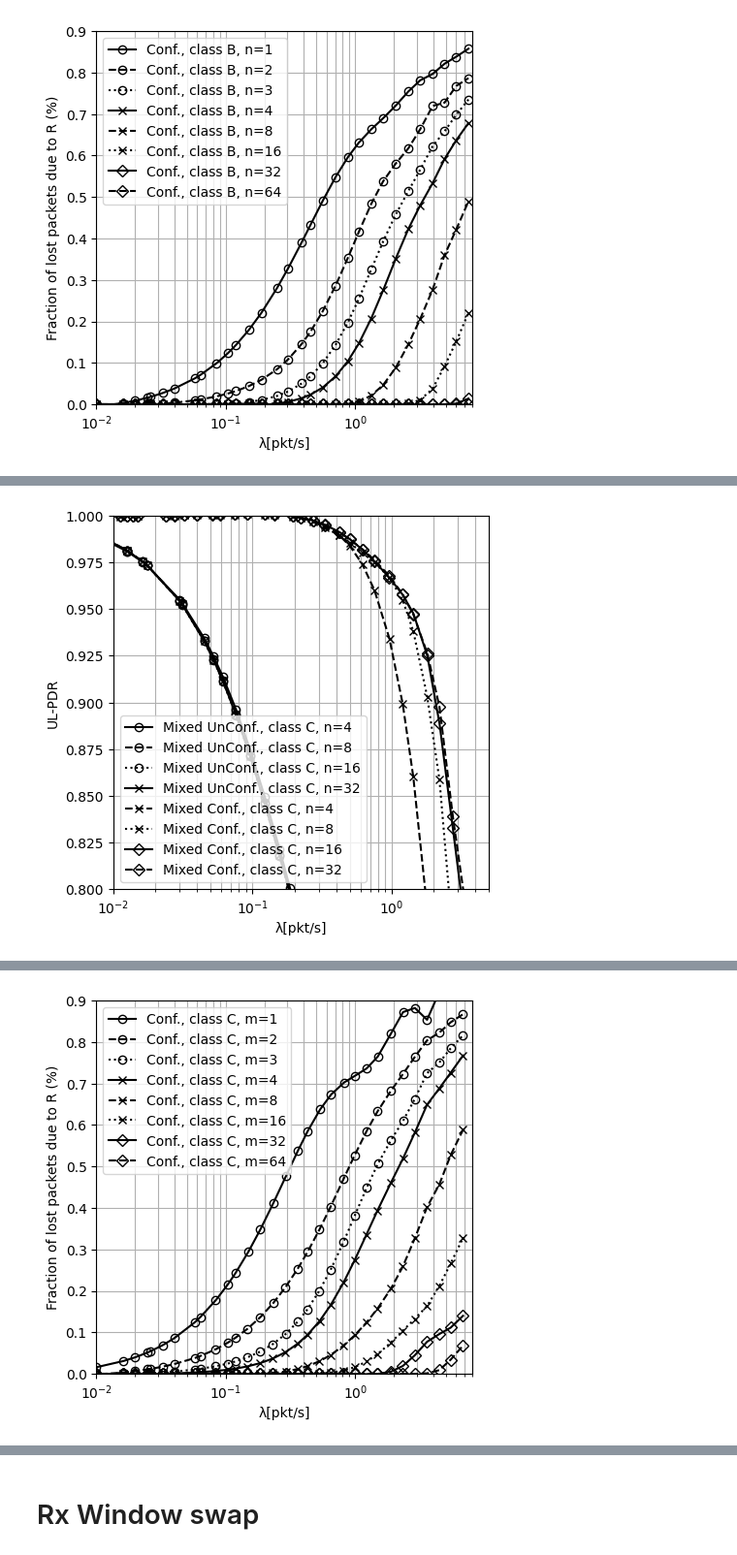
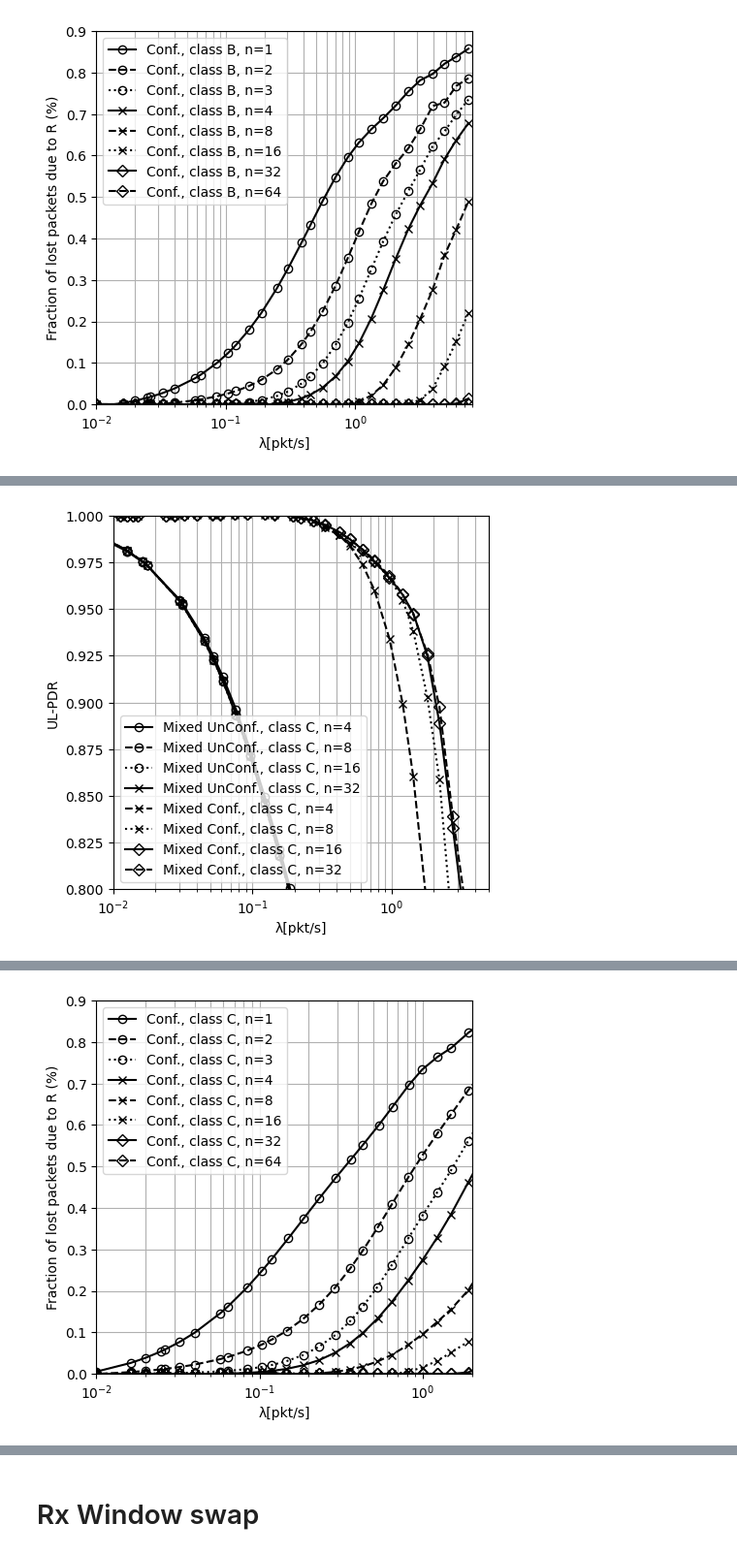
Before and after one commit to Precision-CyberAg/sim_plot, a Jupyter notebook: performance_analysis_class_b.ipynb, the cells around one changed output, grey strips where cells are left out. Shown at 97% size. Saved outputs shown, nothing was run; the diff lists cells and outputs as text; code cells hidden in the pictures.

```diff
--- a/performance_analysis_class_b.ipynb
+++ b/performance_analysis_class_b.ipynb
@@ -793,15 +823,15 @@ plt.show()
 # Create plot for class c change of transmission attempts analysis
 
 
-create_plot('final_sim/test_scenario_gw_parallel_paths/1/ULPDR_UNCONFIRMED_C', 'UnConf., class C, m=1','unc',7,'-','o')
-create_plot('final_sim/test_scenario_gw_parallel_paths/2/ULPDR_UNCONFIRMED_C', 'UnConf., class C, m=2','unc',7,'--','o')
-create_plot('final_sim/test_scenario_gw_parallel_paths/3/ULPDR_UNCONFIRMED_C', 'UnConf., class C, m=3','unc',7,':','o')
-create_plot('final_sim/test_scenario_gw_parallel_paths/4/ULPDR_UNCONFIRMED_C', 'UnConf., class C, m=4','unc',7,'-','x')
+create_plot('final_sim/test_scenario_gw_parallel_paths/1/ULPDR_UNCONFIRMED_C', 'UnConf., class C, n=1','unc',7,'-','o')
+create_plot('final_sim/test_scenario_gw_parallel_paths/2/ULPDR_UNCONFIRMED_C', 'UnConf., class C, n=2','unc',7,'--','o')
+create_plot('final_sim/test_scenario_gw_parallel_paths/3/ULPDR_UNCONFIRMED_C', 'UnConf., class C, n=3','unc',7,':','o')
+create_plot('final_sim/test_scenario_gw_parallel_paths/4/ULPDR_UNCONFIRMED_C', 'UnConf., class C, n=4','unc',7,'-','x')
 
-create_plot('final_sim/test_scenario_gw_parallel_paths/8/ULPDR_UNCONFIRMED_C', 'UnConf., class C, m=8','unc',7,'--','x')
-create_plot('final_sim/test_scenario_gw_parallel_paths/16/ULPDR_UNCONFIRMED_C', 'UnConf., class C, m=16','unc',7,':','x')
-create_plot('final_sim/test_scenario_gw_parallel_paths/32/ULPDR_UNCONFIRMED_C', 'UnConf., class C, m=32','unc',7,'-','D')
-create_plot('final_sim/test_scenario_gw_parallel_paths/64/ULPDR_UNCONFIRMED_C', 'UnConf., class C, m=64','unc',7,'--','D')
+create_plot('final_sim/test_scenario_gw_parallel_paths/8/ULPDR_UNCONFIRMED_C', 'UnConf., class C, n=8','unc',7,'--','x')
+create_plot('final_sim/test_scenario_gw_parallel_paths/16/ULPDR_UNCONFIRMED_C', 'UnConf., class C, n=16','unc',7,':','x')
+create_plot('final_sim/test_scenario_gw_parallel_paths/32/ULPDR_UNCONFIRMED_C', 'UnConf., class C, n=32','unc',7,'-','D')
+create_plot('final_sim/test_scenario_gw_parallel_paths/64/ULPDR_UNCONFIRMED_C', 'UnConf., class C, n=64','unc',7,'--','D')
 
 
 f = plt.gcf()
@@ -814,20 +844,20 @@ plt.ylim([0.8,1])
 # plt.tight_layout()
 
 plt.grid(True, which='both')
+plt.savefig('svg_plots/class_c_gw_parallel_paths_unconf.svg', format='svg')
 plt.show()
 
-plt.savefig('svg_plots/class_c_gw_parallel_paths_unconf.svg', format='svg')
 
 
-create_plot('final_sim/test_scenario_gw_parallel_paths/1/ULPDR_CONFIRMED_C', 'Conf., class C, m=1','unc',7,'-','o')
-create_plot('final_sim/test_scenario_gw_parallel_paths/2/ULPDR_CONFIRMED_C', 'Conf., class C, m=2','unc',7,'--','o')
-create_plot('final_sim/test_scenario_gw_parallel_paths/3/ULPDR_CONFIRMED_C', 'Conf., class C, m=3','unc',7,':','o')
-create_plot('final_sim/test_scenario_gw_parallel_paths/4/ULPDR_CONFIRMED_C', 'Conf., class C, m=4','unc',7,'-','x')
+create_plot('final_sim/test_scenario_gw_parallel_paths/1/ULPDR_CONFIRMED_C', 'Conf., class C, n=1','unc',7,'-','o')
+create_plot('final_sim/test_scenario_gw_parallel_paths/2/ULPDR_CONFIRMED_C', 'Conf., class C, n=2','unc',7,'--','o')
+create_plot('final_sim/test_scenario_gw_parallel_paths/3/ULPDR_CONFIRMED_C', 'Conf., class C, n=3','unc',7,':','o')
+create_plot('final_sim/test_scenario_gw_parallel_paths/4/ULPDR_CONFIRMED_C', 'Conf., class C, n=4','unc',7,'-','x')
 
-create_plot('final_sim/test_scenario_gw_parallel_paths/8/ULPDR_CONFIRMED_C', 'Conf., class C, m=8','unc',7,'--','x')
-create_plot('final_sim/test_scenario_gw_parallel_paths/16/ULPDR_CONFIRMED_C', 'Conf., class C, m=16','unc',7,':','x')
-create_plot('final_sim/test_scenario_gw_parallel_paths/32/ULPDR_CONFIRMED_C', 'Conf., class C, m=32','unc',7,'-','D')
-create_plot('final_sim/test_scenario_gw_parallel_paths/64/ULPDR_CONFIRMED_C', 'Conf., class C, m=64','unc',7,'--','D')
+create_plot('final_sim/test_scenario_gw_parallel_paths/8/ULPDR_CONFIRMED_C', 'Conf., class C, n=8','unc',7,'--','x')
+create_plot('final_sim/test_scenario_gw_parallel_paths/16/ULPDR_CONFIRMED_C', 'Conf., class C, n=16','unc',7,':','x')
+create_plot('final_sim/test_scenario_gw_parallel_paths/32/ULPDR_CONFIRMED_C', 'Conf., class C, n=32','unc',7,'-','D')
+create_plot('final_sim/test_scenario_gw_parallel_paths/64/ULPDR_CONFIRMED_C', 'Conf., class C, n=64','unc',7,'--','D')
 
 
 f = plt.gcf()
@@ -840,21 +870,22 @@ plt.ylim([0.8,1])
 # plt.tight_layout()
 
 plt.grid(True, which='both')
+
+plt.savefig('svg_plots/class_c_gw_parallel_paths_conf.svg', format='svg')
 plt.show()
-
-plt.savefig('svg_plots/class_c_gw_parallel_paths.svg', format='svg')
 
 
 
-create_plot('final_sim/test_scenario_gw_parallel_paths/1/ULPDR_CONFIRMED_C', 'Conf., class C, m=1','cpsr',7,'-','o')
-create_plot('final_sim/test_scenario_gw_parallel_paths/2/ULPDR_CONFIRMED_C', 'Conf., class C, m=2','cpsr',7,'--','o')
-create_plot('final_sim/test_scenario_gw_parallel_paths/3/ULPDR_CONFIRMED_C', 'Conf., class C, m=3','cpsr',7,':','o')
-create_plot('final_sim/test_scenario_gw_parallel_paths/4/ULPDR_CONFIRMED_C', 'Conf., class C, m=4','cpsr',7,'-','x')
 
-create_plot('final_sim/test_scenario_gw_parallel_paths/8/ULPDR_CONFIRMED_C', 'Conf., class C, m=8','cpsr',7,'--','x')
-create_plot('final_sim/test_scenario_gw_parallel_paths/16/ULPDR_CONFIRMED_C', 'Conf., class C, m=16','cpsr',7,':','x')
-create_plot('final_sim/test_scenario_gw_parallel_paths/32/ULPDR_CONFIRMED_C', 'Conf., class C, m=32','cpsr',7,'-','D')
-create_plot('final_sim/test_scenario_gw_parallel_paths/64/ULPDR_CONFIRMED_C', 'Conf., class C, m=64','cpsr',7,'--','D')
+create_plot('final_sim/test_scenario_gw_parallel_paths/1/ULPDR_CONFIRMED_C', 'Conf., class C, n=1','cpsr',7,'-','o')
+create_plot('final_sim/test_scenario_gw_parallel_paths/2/ULPDR_CONFIRMED_C', 'Conf., class C, n=2','cpsr',7,'--','o')
+create_plot('final_sim/test_scenario_gw_parallel_paths/3/ULPDR_CONFIRMED_C', 'Conf., class C, n=3','cpsr',7,':','o')
+create_plot('final_sim/test_scenario_gw_parallel_paths/4/ULPDR_CONFIRMED_C', 'Conf., class C, n=4','cpsr',7,'-','x')
+
+create_plot('final_sim/test_scenario_gw_parallel_paths/8/ULPDR_CONFIRMED_C', 'Conf., class C, n=8','cpsr',7,'--','x')
+create_plot('final_sim/test_scenario_gw_parallel_paths/16/ULPDR_CONFIRMED_C', 'Conf., class C, n=16','cpsr',7,':','x')
+create_plot('final_sim/test_scenario_gw_parallel_paths/32/ULPDR_CONFIRMED_C', 'Conf., class C, n=32','cpsr',7,'-','D')
+create_plot('final_sim/test_scenario_gw_parallel_paths/64/ULPDR_CONFIRMED_C', 'Conf., class C, n=64','cpsr',7,'--','D')
 
 
 f = plt.gcf()
@@ -910,18 +941,18 @@ plt.show()
 
 
 
-create_plot('final_sim/test_scenario_gw_parallel_paths/1/ULPDR_UNCONFIRMED_C', 'UnConf., class C, m=1','saturated_gw',7,'-','o')
+create_plot('final_sim/test_scenario_gw_parallel_paths/1/ULPDR_UNCONFIRMED_C', 'UnConf., class C, n=1','saturated_gw',7,'-','o')
 
-create_plot('final_sim/test_scenario_gw_parallel_paths/2/ULPDR_UNCONFIRMED_C', 'UnConf., class C, m=2','saturated_gw',7,'--','o')
+create_plot('final_sim/test_scenario_gw_parallel_paths/2/ULPDR_UNCONFIRMED_C', 'UnConf., class C, n=2','saturated_gw',7,'--','o')
 
-create_plot('final_sim/test_scenario_gw_parallel_paths/3/ULPDR_UNCONFIRMED_C', 'UnConf., class C, m=3','saturated_gw',7,':','o')
+create_plot('final_sim/test_scenario_gw_parallel_paths/3/ULPDR_UNCONFIRMED_C', 'UnConf., class C, n=3','saturated_gw',7,':','o')
 
-create_plot('final_sim/test_scenario_gw_parallel_paths/4/ULPDR_UNCONFIRMED_C', 'UnConf., class C, m=4','saturated_gw',7,'-','x')
+create_plot('final_sim/test_scenario_gw_parallel_paths/4/ULPDR_UNCONFIRMED_C', 'UnConf., class C, n=4','saturated_gw',7,'-','x')
 
-create_plot('final_sim/test_scenario_gw_parallel_paths/8/ULPDR_UNCONFIRMED_C', 'UnConf., class C, m=8','saturated_gw',7,'--','x')
-create_plot('final_sim/test_scenario_gw_parallel_paths/16/ULPDR_UNCONFIRMED_C', 'UnConf., class C, m=16','saturated_gw',7,':','x')
-create_plot('final_sim/test_scenario_gw_parallel_paths/32/ULPDR_UNCONFIRMED_C', 'UnConf., class C, m=32','saturated_gw',7,'-','D')
-create_plot('final_sim/test_scenario_gw_parallel_paths/64/ULPDR_UNCONFIRMED_C', 'UnConf., class C, m=64','saturated_gw',7,'--','D')
+create_plot('final_sim/test_scenario_gw_parallel_paths/8/ULPDR_UNCONFIRMED_C', 'UnConf., class C, n=8','saturated_gw',7,'--','x')
+create_plot('final_sim/test_scenario_gw_parallel_paths/16/ULPDR_UNCONFIRMED_C', 'UnConf., class C, n=16','saturated_gw',7,':','x')
+create_plot('final_sim/test_scenario_gw_parallel_paths/32/ULPDR_UNCONFIRMED_C', 'UnConf., class C, n=32','saturated_gw',7,'-','D')
+create_plot('final_sim/test_scenario_gw_parallel_paths/64/ULPDR_UNCONFIRMED_C', 'UnConf., class C, n=64','saturated_gw',7,'--','D')
 
 f = plt.gcf()
 f.set_figwidth(5)
@@ -934,8 +965,8 @@ plt.ylim([0.0,0.9])
 
 plt.grid(True, which='both')
 
+plt.savefig('svg_plots/class_c_gw_parallel_paths_fraction_of_lost_packets_r_unconf.svg', format='svg')
 plt.show()
-plt.savefig('svg_plots/class_c_gw_parallel_paths_fraction_of_lost_packets_r_unconf.svg', format='svg')
 
 
 
@@ -943,30 +974,30 @@ plt.savefig('svg_plots/class_c_gw_parallel_paths_fraction_of_lost_packets_r_unco
 
 
 
-create_plot('final_sim/test_scenario_gw_parallel_paths/1/ULPDR_CONFIRMED_C', 'Conf., class C, m=1','saturated_gw',7,'-','o')
+create_plot('final_sim/test_scenario_gw_parallel_paths/1/ULPDR_CONFIRMED_C', 'Conf., class C, n=1','saturated_gw',11,'-','o')
 
-create_plot('final_sim/test_scenario_gw_parallel_paths/2/ULPDR_CONFIRMED_C', 'Conf., class C, m=2','saturated_gw',7,'--','o')
+create_plot('final_sim/test_scenario_gw_parallel_paths/2/ULPDR_CONFIRMED_C', 'Conf., class C, n=2','saturated_gw',9,'--','o')
 
-create_plot('final_sim/test_scenario_gw_parallel_paths/3/ULPDR_CONFIRMED_C', 'Conf., class C, m=3','saturated_gw',7,':','o')
+create_plot('final_sim/test_scenario_gw_parallel_paths/3/ULPDR_CONFIRMED_C', 'Conf., class C, n=3','saturated_gw',9,':','o')
 
-create_plot('final_sim/test_scenario_gw_parallel_paths/4/ULPDR_CONFIRMED_C', 'Conf., class C, m=4','saturated_gw',7,'-','x')
+create_plot('final_sim/test_scenario_gw_parallel_paths/4/ULPDR_CONFIRMED_C', 'Conf., class C, n=4','saturated_gw',9,'-','x')
 
-create_plot('final_sim/test_scenario_gw_parallel_paths/8/ULPDR_CONFIRMED_C', 'Conf., class C, m=8','saturated_gw',7,'--','x')
-create_plot('final_sim/test_scenario_gw_parallel_paths/16/ULPDR_CONFIRMED_C', 'Conf., class C, m=16','saturated_gw',7,':','x')
-create_plot('final_sim/test_scenario_gw_parallel_paths/32/ULPDR_CONFIRMED_C', 'Conf., class C, m=32','saturated_gw',7,'-','D')
-create_plot('final_sim/test_scenario_gw_parallel_paths/64/ULPDR_CONFIRMED_C', 'Conf., class C, m=64','saturated_gw',7,'--','D')
+create_plot('final_sim/test_scenario_gw_parallel_paths/8/ULPDR_CONFIRMED_C', 'Conf., class C, n=8','saturated_gw',9,'--','x')
+create_plot('final_sim/test_scenario_gw_parallel_paths/16/ULPDR_CONFIRMED_C', 'Conf., class C, n=16','saturated_gw',9,':','x')
+create_plot('final_sim/test_scenario_gw_parallel_paths/32/ULPDR_CONFIRMED_C', 'Conf., class C, n=32','saturated_gw',9,'-','D')
+create_plot('final_sim/test_scenario_gw_parallel_paths/64/ULPDR_CONFIRMED_C', 'Conf., class C, n=64','saturated_gw',9,'--','D')
 
 f = plt.gcf()
 f.set_figwidth(5)
 f.set_figheight(5)
 plt.ylabel('Fraction of lost packets due to R (%)')
 plt.xlabel('λ[pkt/s]')
-plt.xlim([0.01, 8])
+plt.xlim([0.01, 2])
 plt.ylim([0.0,0.9])
 # plt.tight_layout()
 
 plt.grid(True, which='both')
+plt.savefig('svg_plots/class_c_gw_parallel_paths_fraction_of_lost_packets_r_conf.svg', format='svg')
 
 plt.show()
-plt.savefig('svg_plots/class_c_gw_parallel_paths_fraction_of_lost_packets_r.svg', format='svg')
 # %% [output]
@@ -978 +1009 @@ plt.savefig('svg_plots/class_c_gw_parallel_paths_fraction_of_lost_packets_r.svg'
-[figure, old version]
+[figure, new version]
```
Also changed, not shown: parts of 5 cells of this notebook, 37 other files.
